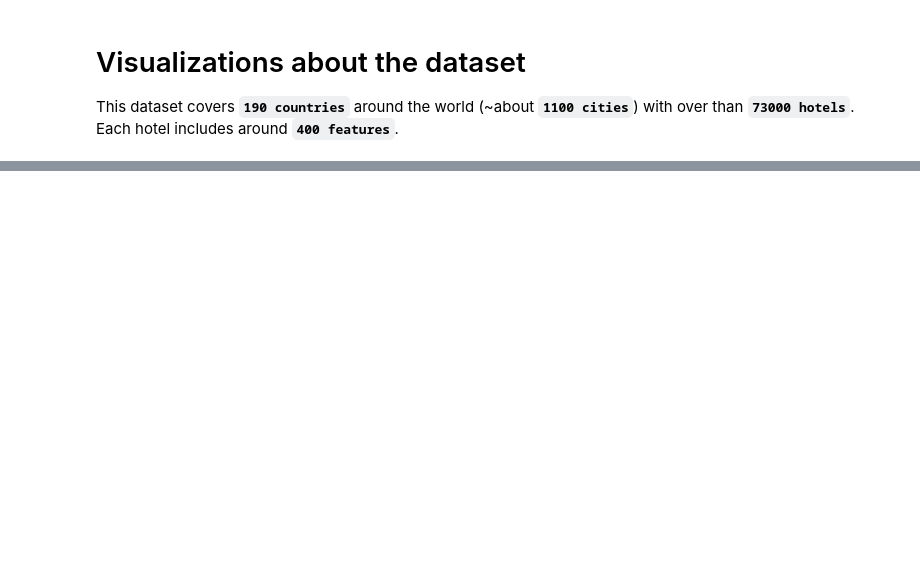
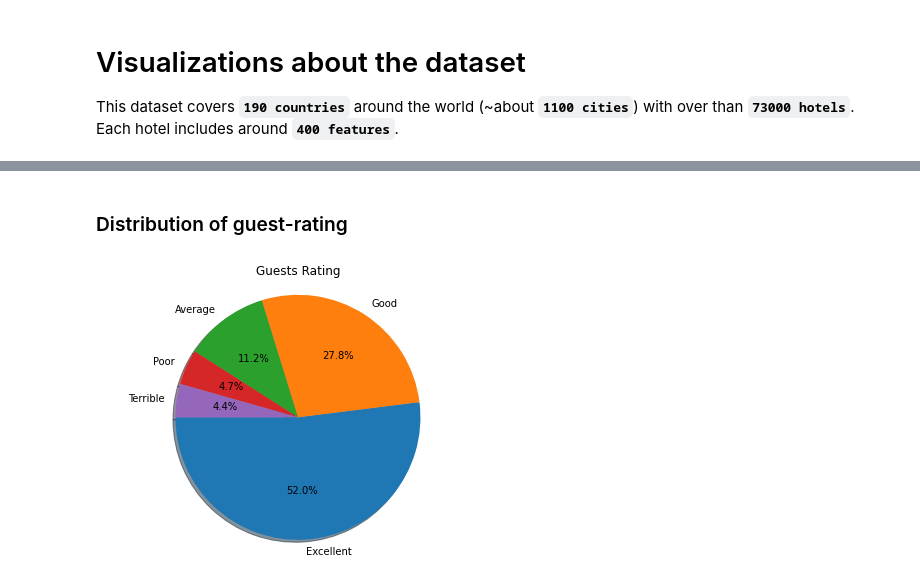
Before and after one commit to OsamaAlhalabi/Hotel_features_dataset, a Jupyter notebook: Data visualization.ipynb, the cells around one changed output, grey strips where cells are left out. Cells and saved outputs as stored; diff of their text form; code cells hidden in the pictures; blank space fills up the shorter version.

```diff
--- a/Data visualization.ipynb
+++ b/Data visualization.ipynb
@@ -58,0 +96,11 @@ plt.show()
+# %% [markdown]
+### Distribution of guest-rating
+# %%
+fig1, ax1 = plt.subplots(figsize =(7, 5))
+ax1.pie(ratings.sum(), labels = ratings.columns, autopct='%1.1f%%',
+        shadow=True, startangle=180)
+ax1.axis('equal')
+ax1.set_title('Guests Rating')
+plt.show()
+# %% [output]
+[figure, added]
```
Also changed, not shown: parts of 16 cells of this notebook, 1 other file.
